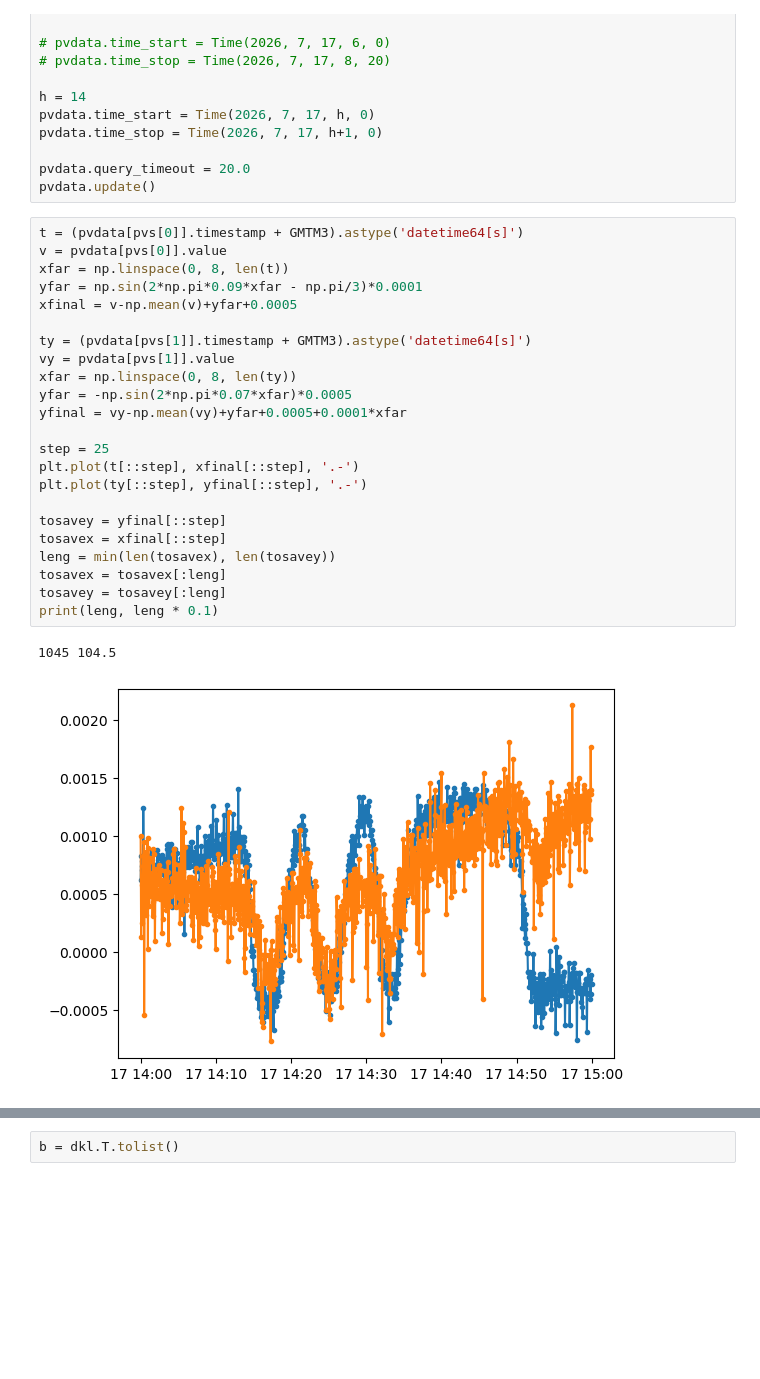
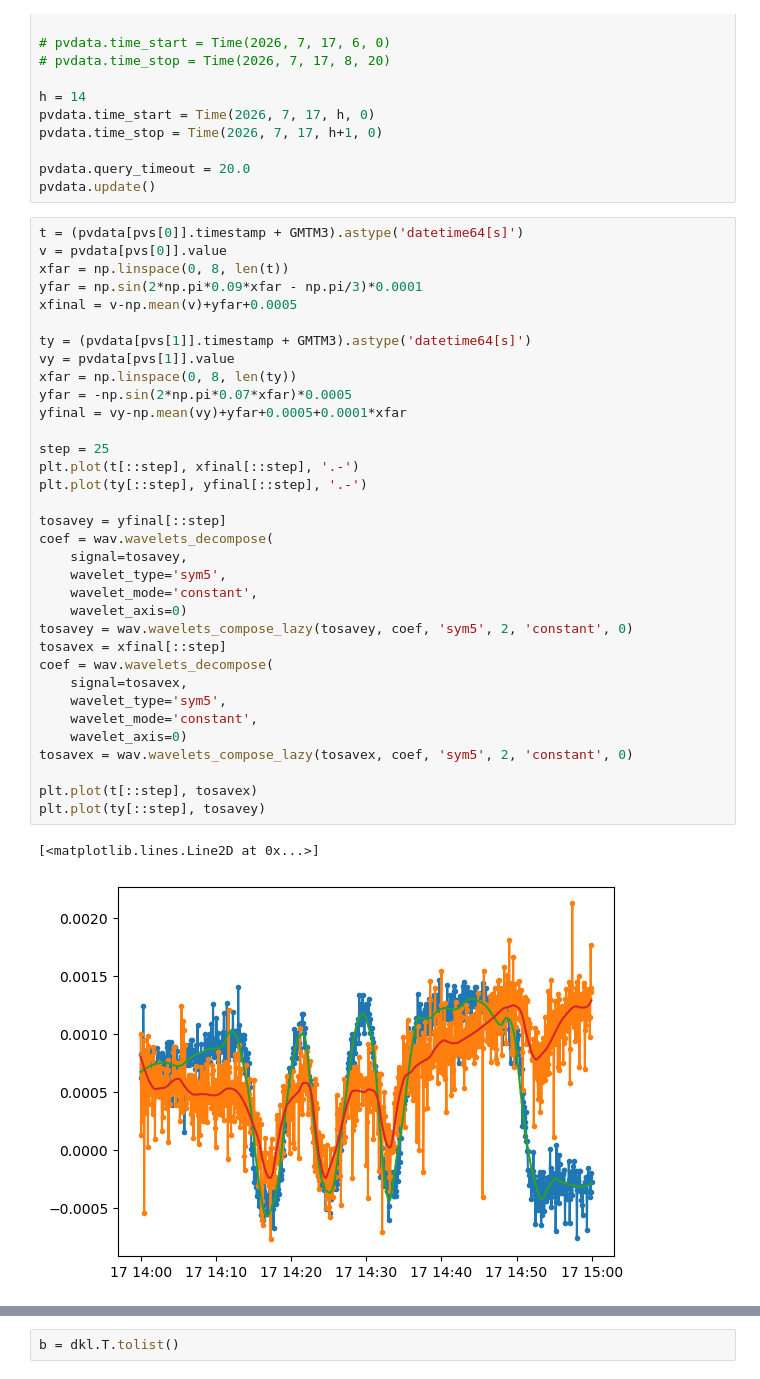
Before and after one commit to lnls-sirius/dev-packages, a Jupyter notebook: siriuspy/siriuspy/opticscorr/get_plain_noise.ipynb, the cells around one changed output, grey strips where cells are left out. Saved outputs shown, nothing was run; the diff lists cells and outputs as text; blank space fills up the shorter version.

```diff
--- a/siriuspy/siriuspy/opticscorr/get_plain_noise.ipynb
+++ b/siriuspy/siriuspy/opticscorr/get_plain_noise.ipynb
@@ -25,26 +27,37 @@ pvdata.update()
 # %%
 t = (pvdata[pvs[0]].timestamp + GMTM3).astype('datetime64[s]')
 v = pvdata[pvs[0]].value
 xfar = np.linspace(0, 8, len(t))
 yfar = np.sin(2*np.pi*0.09*xfar - np.pi/3)*0.0001
 xfinal = v-np.mean(v)+yfar+0.0005
 
 ty = (pvdata[pvs[1]].timestamp + GMTM3).astype('datetime64[s]')
 vy = pvdata[pvs[1]].value
 xfar = np.linspace(0, 8, len(ty))
 yfar = -np.sin(2*np.pi*0.07*xfar)*0.0005
 yfinal = vy-np.mean(vy)+yfar+0.0005+0.0001*xfar
 
 step = 25
 plt.plot(t[::step], xfinal[::step], '.-')
 plt.plot(ty[::step], yfinal[::step], '.-')
 
 tosavey = yfinal[::step]
+coef = wav.wavelets_decompose(
+    signal=tosavey,
+    wavelet_type='sym5',
+    wavelet_mode='constant',
+    wavelet_axis=0)
+tosavey = wav.wavelets_compose_lazy(tosavey, coef, 'sym5', 2, 'constant', 0)
 tosavex = xfinal[::step]
-leng = min(len(tosavex), len(tosavey))
-tosavex = tosavex[:leng]
-tosavey = tosavey[:leng]
-print(leng, leng * 0.1)
+coef = wav.wavelets_decompose(
+    signal=tosavex,
+    wavelet_type='sym5',
+    wavelet_mode='constant',
+    wavelet_axis=0)
+tosavex = wav.wavelets_compose_lazy(tosavex, coef, 'sym5', 2, 'constant', 0)
+
+plt.plot(t[::step], tosavex)
+plt.plot(ty[::step], tosavey)
 # %% [output]
-1045 104.5
+[<matplotlib.lines.Line2D at 0x...>]
-[figure, old version]
+[figure, new version]
```
Also changed, not shown: parts of 16 cells of this notebook, 13 other files.
